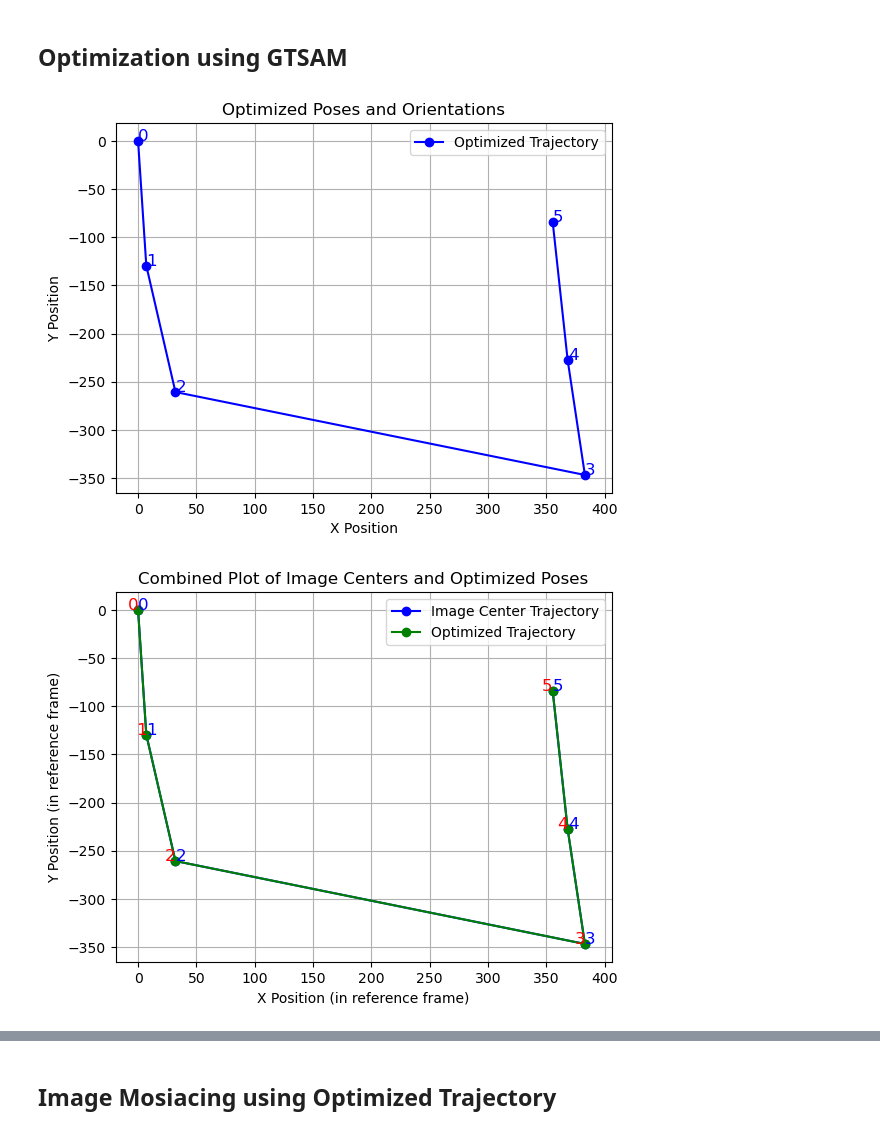
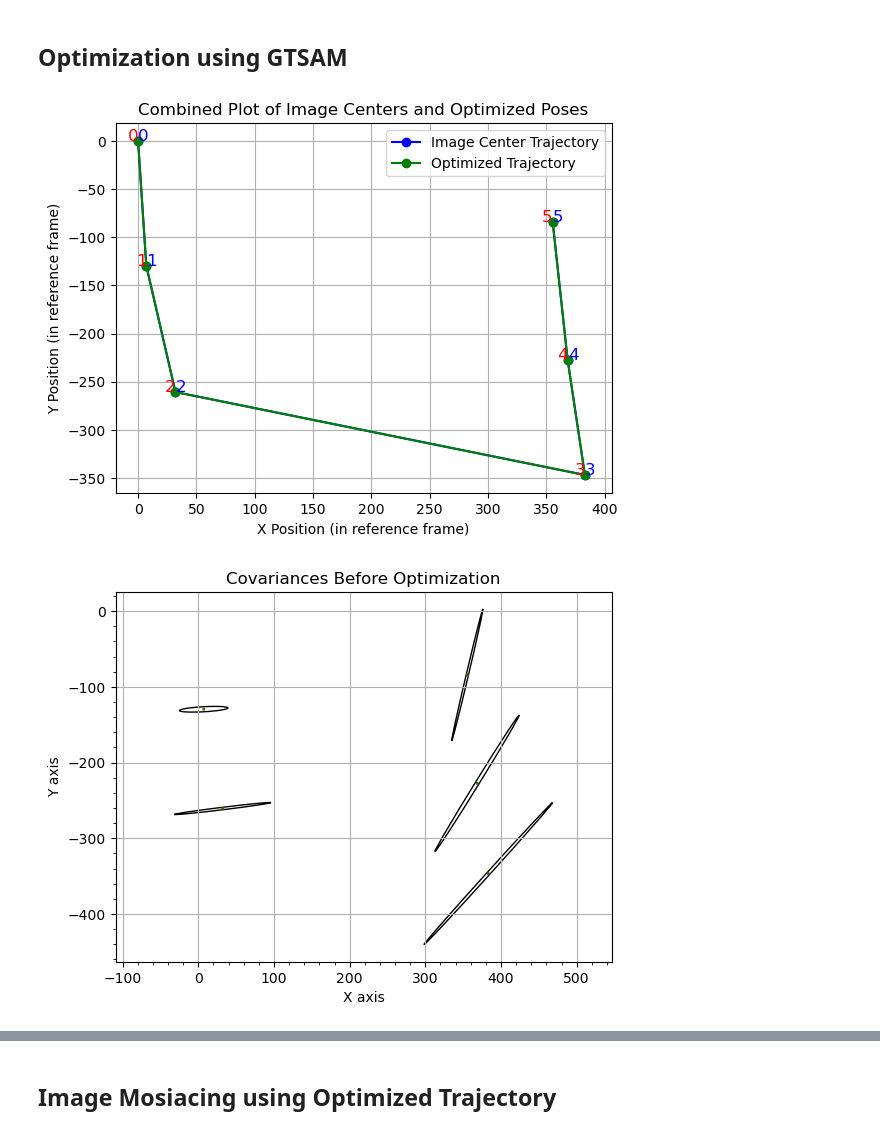
Before and after one commit to KSorte/Autonomous_Field_Robotics, a Jupyter notebook: skerski_dataset_mosaicing_using_gtsam/roman_shipwreck_visual_slam.ipynb, the cells around one changed output, grey strips where cells are left out. Cells and saved outputs as stored; diff of their text form; code cells hidden in the pictures.

Commit message:
Add covariance plotting

```diff
--- a/skerski_dataset_mosaicing_using_gtsam/roman_shipwreck_visual_slam.ipynb
+++ b/skerski_dataset_mosaicing_using_gtsam/roman_shipwreck_visual_slam.ipynb
@@ -81,13 +81,16 @@ image_mosiacking.plot_all_links()
 # %%
 # Initialize optimizer object
 optimizer = gt.GTSAMOptimizer(image_mosiacking_obj=image_mosiacking)
 
 # Build and optimize graph.
 optimizer.build_graph()
 optimizer.optimize_graph()
 
-optimizer.plot_optimized_trajectory()
 optimizer.plot_combined_trajectory_and_poses()
+
+# Plot Covariances
+optimizer.plot_covariances("before")
+optimizer.plot_covariances("after")
 # %% [output]
-[figure, old version]
+[figure, new version]
-[figure, old version]
+[figure, new version]
```
Also changed, not shown: parts of 3 cells of this notebook, 1 other file.
